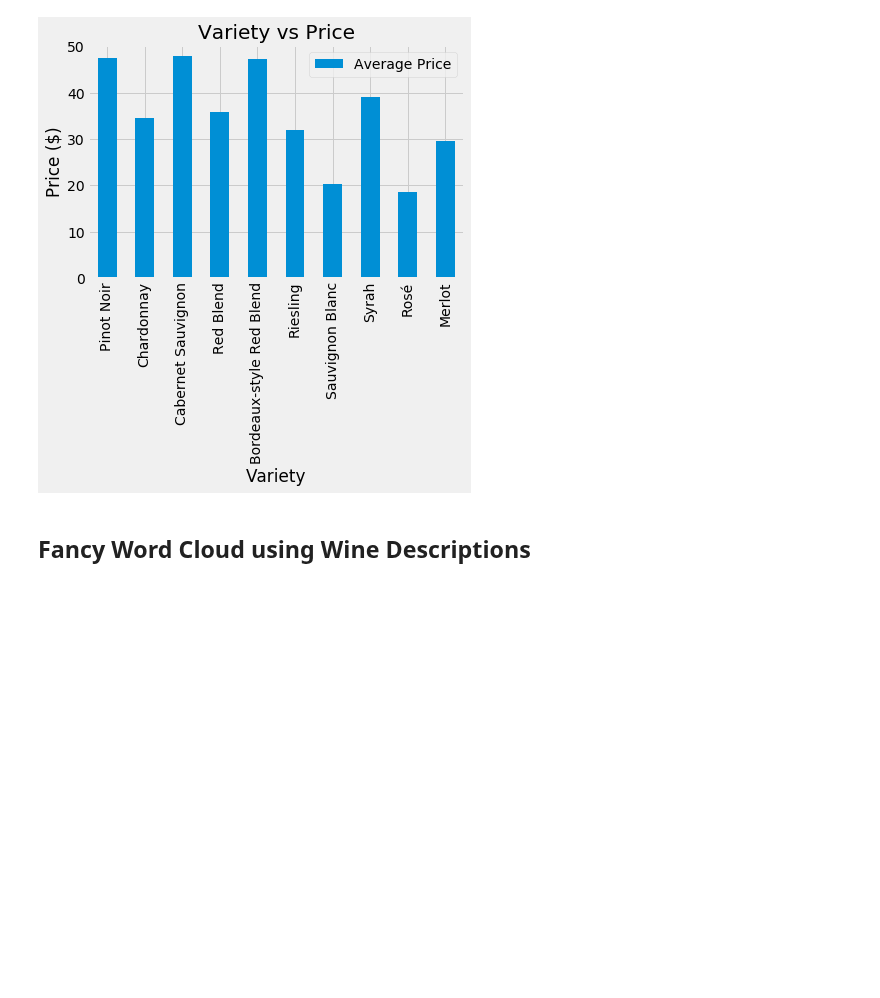
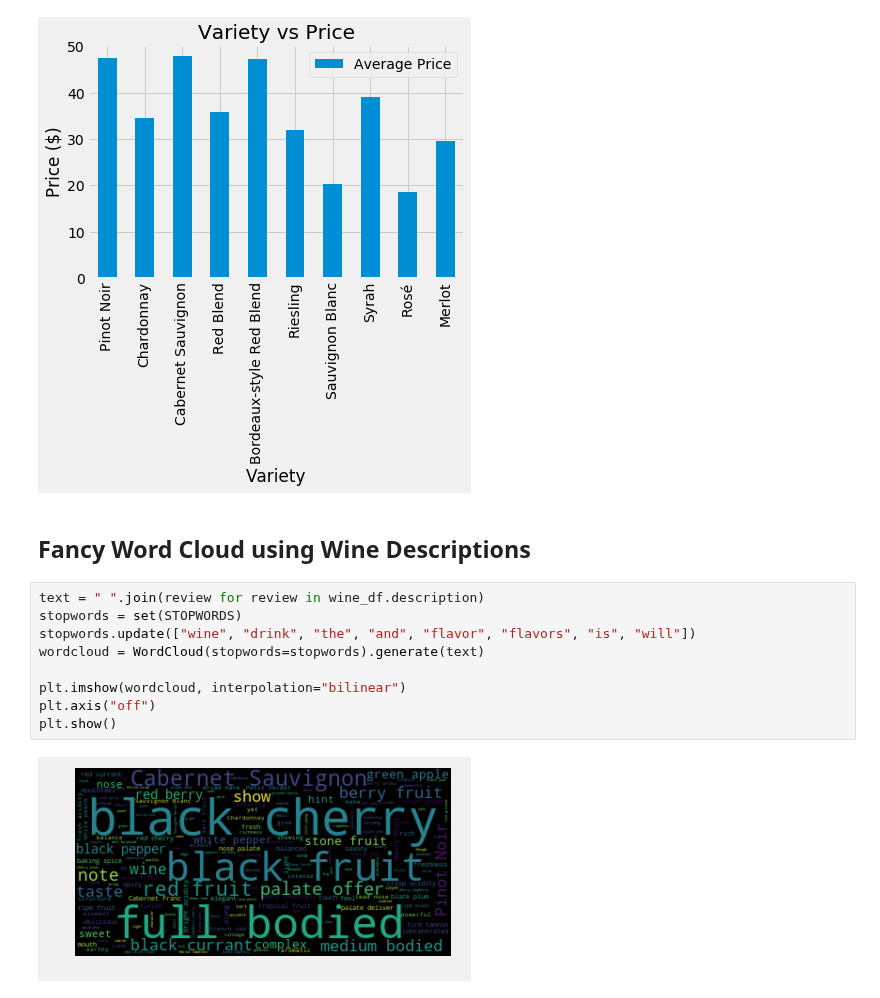
Before and after one commit to madengr00/PourTaste, a Jupyter notebook: Basic DataSet Information.ipynb, the cells around one changed output. Cells and saved outputs as stored; diff of their text form; blank space fills up the shorter version.

```diff
--- a/Basic DataSet Information.ipynb
+++ b/Basic DataSet Information.ipynb
@@ -208,3 +208,14 @@ Text(0.5,1,'Variety vs Price')
 [figure]
 # %% [markdown]
 ## Fancy Word Cloud using Wine Descriptions
+# %%
+text = " ".join(review for review in wine_df.description)
+stopwords = set(STOPWORDS)
+stopwords.update(["wine", "drink", "the", "and", "flavor", "flavors", "is", "will"])
+wordcloud = WordCloud(stopwords=stopwords).generate(text)
+
+plt.imshow(wordcloud, interpolation="bilinear")
+plt.axis("off")
+plt.show()
+# %% [output]
+[figure, added]
```
Also changed, not shown: parts of 1 cell of this notebook.
